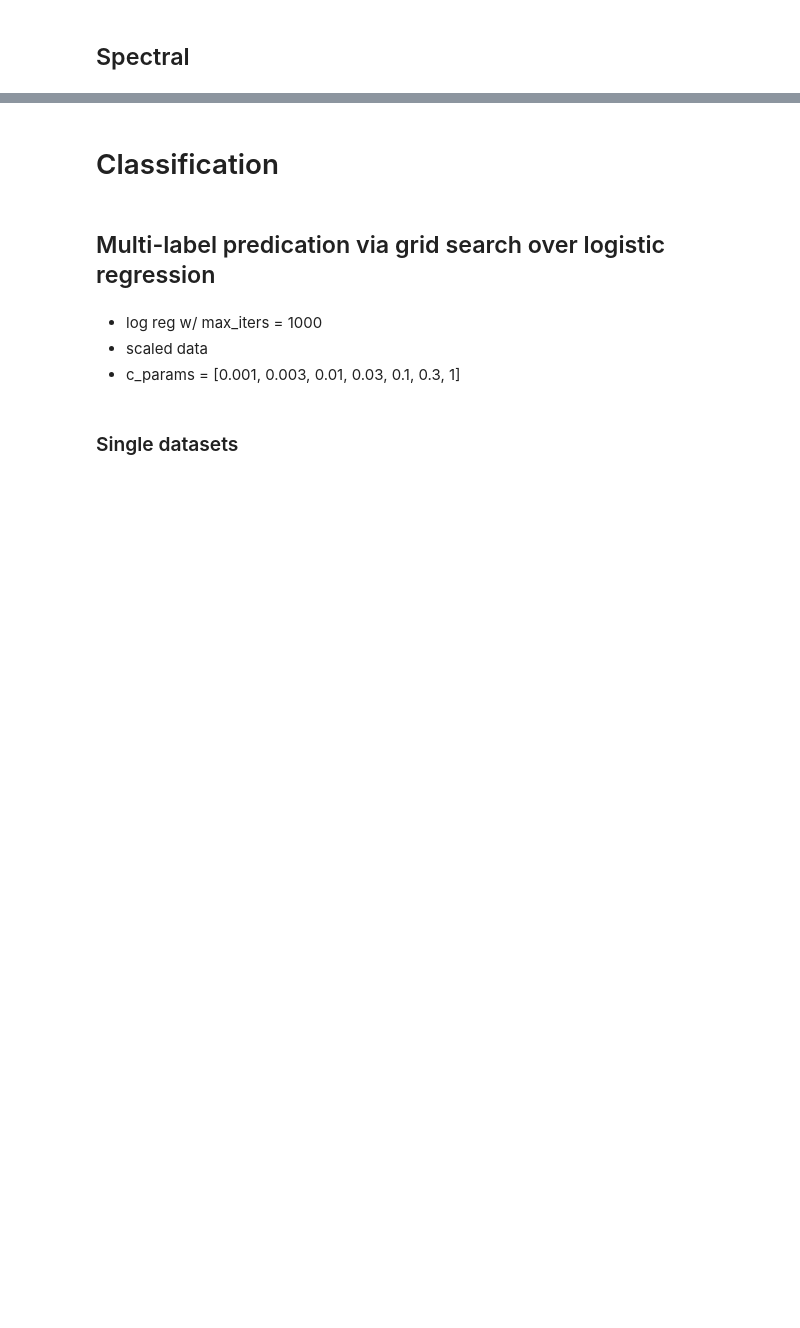
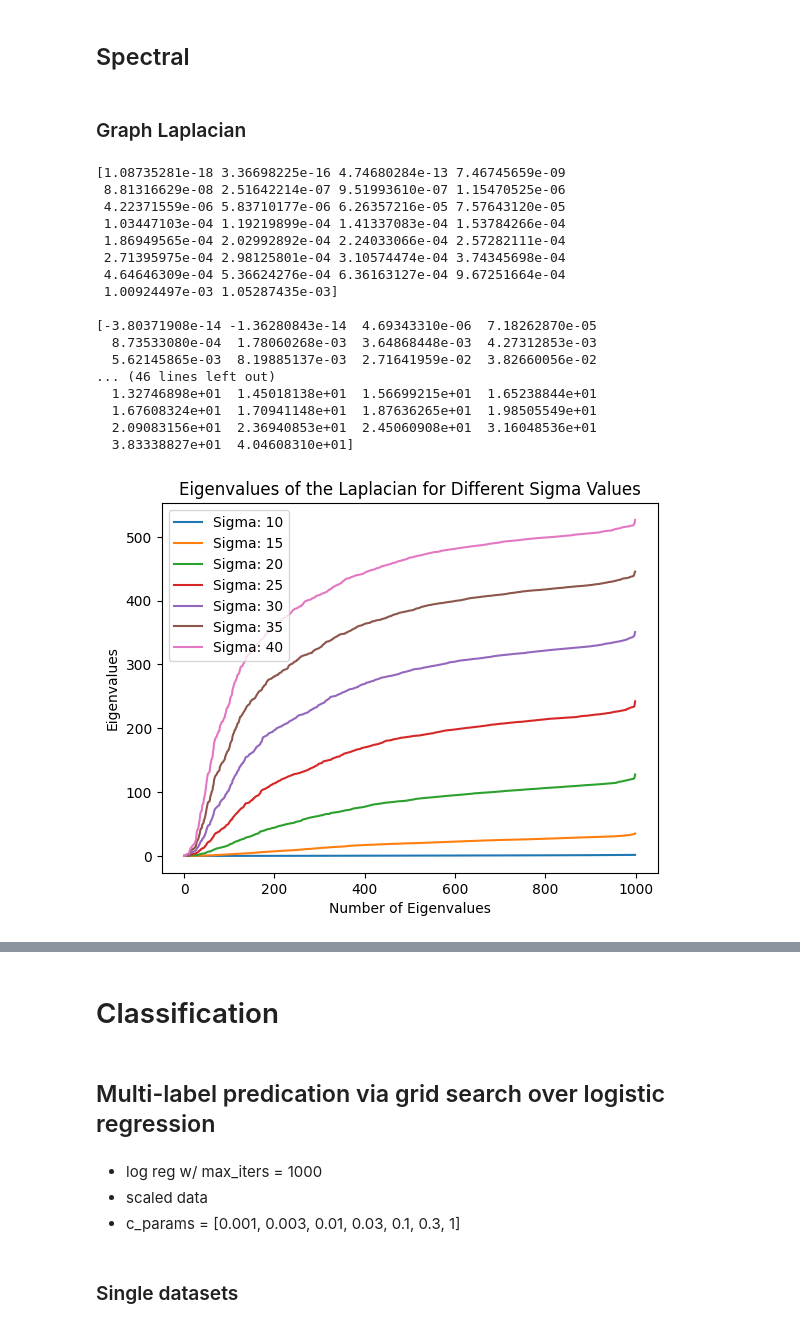
Before and after one commit to harrison-f-stropkay/76-final-project, a Jupyter notebook: paper.ipynb, the cells around one changed output, grey strips where cells are left out. Cells and saved outputs as stored; diff of their text form; code cells hidden in the pictures; blank space fills up the shorter version.

```diff
--- a/paper.ipynb
+++ b/paper.ipynb
@@ -537,53 +546,65 @@ X_train = scaler.fit_transform(X_train)
 # %% [markdown]
 ## Spectral
+# %% [markdown]
+### Graph Laplacian
 # %%
 from sklearn.metrics.pairwise import pairwise_distances
 import numpy as np
 import matplotlib.pyplot as plt
 from sklearn.metrics.pairwise import rbf_kernel
 import pandas as pd
 import numpy as np
 import matplotlib.pyplot as plt
 import seaborn as sns
 from sklearn.cluster import spectral_clustering
 from sklearn.metrics import adjusted_rand_score
 from sklearn.decomposition import PCA
 from sklearn.preprocessing import StandardScaler
 from sklearn.metrics.pairwise import rbf_kernel
 import numpy as np
-
-df = pd.read_csv("final_data/data.csv")
-train_index = pd.read_csv("final_data/train_index.csv")["0"]
-labels = df[df.index.isin(train_index)]["genre"]
+from sklearn.metrics.pairwise import pairwise_distances
 
 
-for column_name in ["summary", "text"]:
-    for vectorizer_type in ["tfidf", "doc2vec"]:
-        df_vectorized = pd.read_csv(f"final_data/{vectorizer_type}_{column_name}.csv")
-        train = df_vectorized[df_vectorized.index.isin(train_index)]
-        scaler = StandardScaler()
-        train = scaler.fit_transform(train)
+X = pd.read_csv(f"data/doc2vec_text.csv")
 
-        n_samples = 1000
-        random_indices = np.random.choice(train.shape[0], n_samples, replace=False)
-        train_sample = train[random_indices]
-        labels_sample = labels.reset_index(drop=True)[random_indices]
-        distances = pairwise_distances(train_sample, metric="euclidean")
+n_samples = 1000
+random_indices = np.random.choice(X.shape[0], n_samples, replace=False)
+X_sample = X.iloc[random_indices]
 
-        sigmas = [0.5, 1, 2, 4, 8, 16, 32, 64, 128, 256]
+scaler = StandardScaler()
+X_sample = scaler.fit_transform(X_sample)
 
-        for sigma in sigmas:
-            affinity_matrix = rbf_kernel(distances, gamma=1 / (2 * sigma**2))
-            degree_matrix = np.diag(np.sum(affinity_matrix, axis=1))
-            laplacian_matrix = degree_matrix - affinity_matrix
-            eigenvalues = np.linalg.eigvals(laplacian_matrix)
-            sorted_eigenvalues = np.sort(eigenvalues)
-            plt.plot(sorted_eigenvalues, label=f"Sigma: {sigma}")
+for sigma in [10, 15, 20, 25, 30, 35, 40]:
+    distances = pairwise_distances(X_sample, metric="euclidean")
+    affinity_matrix = rbf_kernel(distances, gamma=1 / (2 * sigma**2))
+    degree_matrix = np.diag(np.sum(affinity_matrix, axis=1))
+    laplacian_matrix = degree_matrix - affinity_matrix
+    eigenvalues = np.linalg.eigvals(laplacian_matrix)
+    sorted_eigenvalues = np.sort(eigenvalues)
+    print(sorted_eigenvalues[:30], "\n")
+    plt.plot(sorted_eigenvalues, label=f"Sigma: {sigma}")
 
-        plt.xlabel("Number of Eigenvalues")
-        plt.ylabel("Eigenvalues")
-        plt.title(
-            f"Eigenvalues of Laplacian Matrix for {column_name.capitalize()} ({vectorizer_type.capitalize()})"
-        )
-        plt.legend()
-        plt.show()
+plt.xlabel("Number of Eigenvalues")
+plt.ylabel("Eigenvalues")
+plt.title("Eigenvalues of the Laplacian for Different Sigma Values")
+plt.legend()
+plt.show()
+# %% [output]
+[1.08735281e-18 3.36698225e-16 4.74680284e-13 7.46745659e-09
+ 8.81316629e-08 2.51642214e-07 9.51993610e-07 1.15470525e-06
+ 4.22371559e-06 5.83710177e-06 6.26357216e-05 7.57643120e-05
+ 1.03447103e-04 1.19219899e-04 1.41337083e-04 1.53784266e-04
+ 1.86949565e-04 2.02992892e-04 2.24033066e-04 2.57282111e-04
+ 2.71395975e-04 2.98125801e-04 3.10574474e-04 3.74345698e-04
+ 4.64646309e-04 5.36624276e-04 6.36163127e-04 9.67251664e-04
+ 1.00924497e-03 1.05287435e-03]
+
+[-3.80371908e-14 -1.36280843e-14  4.69343310e-06  7.18262870e-05
+  8.73533080e-04  1.78060268e-03  3.64868448e-03  4.27312853e-03
+  5.62145865e-03  8.19885137e-03  2.71641959e-02  3.82660056e-02
+... (46 lines left out)
+  1.32746898e+01  1.45018138e+01  1.56699215e+01  1.65238844e+01
+  1.67608324e+01  1.70941148e+01  1.87636265e+01  1.98505549e+01
+  2.09083156e+01  2.36940853e+01  2.45060908e+01  3.16048536e+01
+  3.83338827e+01  4.04608310e+01]
+[figure, added]
```
Also changed, not shown: parts of 8 cells of this notebook, 11 other files.
